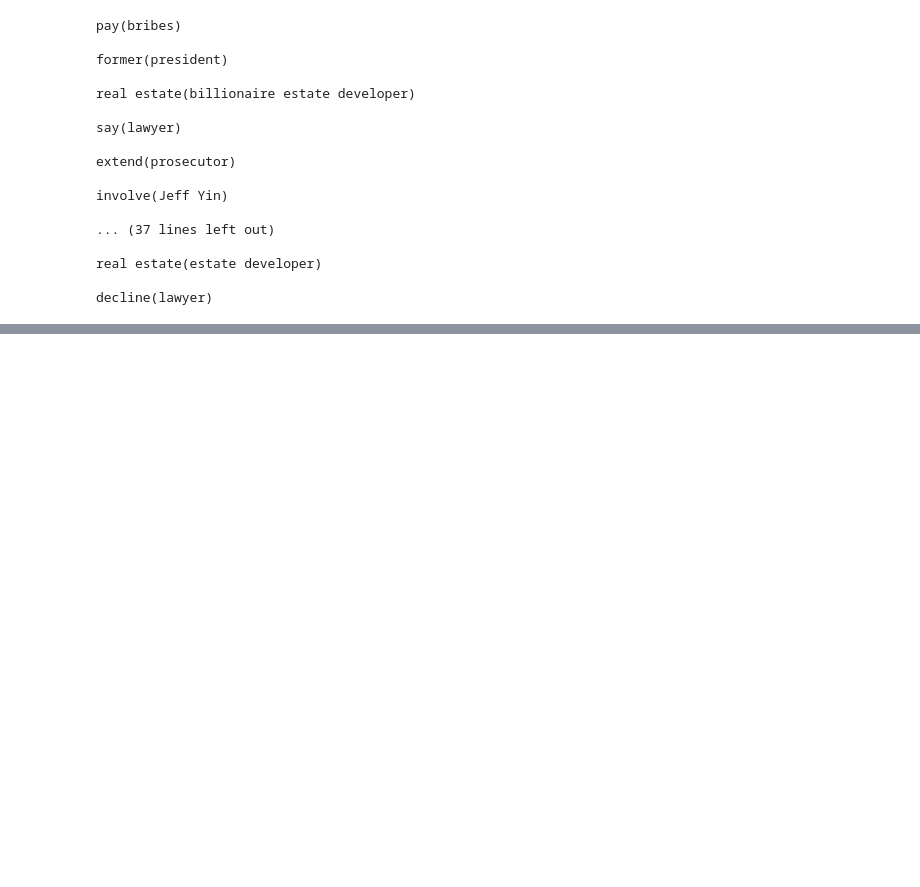
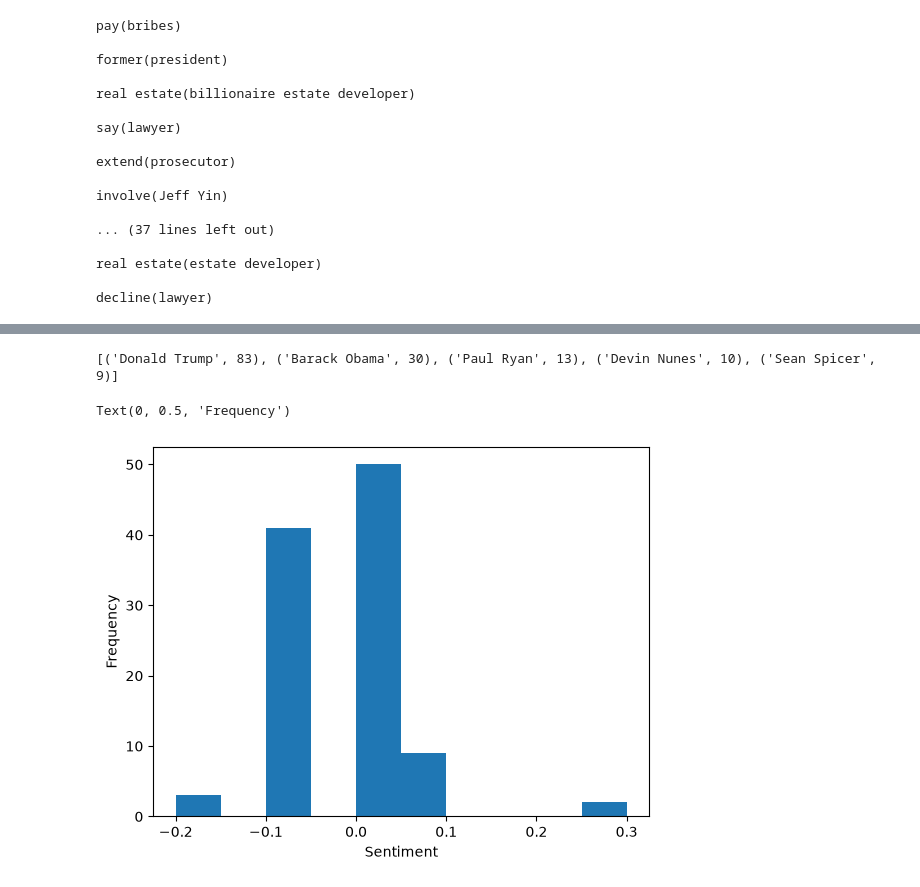
Before and after one commit to bendapkus/GeneeaAPITrial, a Jupyter notebook: NLPFun.ipynb, the cells around one changed output, grey strips where cells are left out. Drawn from its saved outputs; the diff is of its cells as text; code cells hidden in the pictures; blank space fills up the shorter version.

```diff
--- a/NLPFun.ipynb
+++ b/NLPFun.ipynb
@@ -214,0 +261,13 @@ decline(lawyer)
+# %%
+fakeSent = []
+for each in fakeGeneea.values():
+    fakeSent.append(each.get("docSentiment").get("mean"))
+
+
+plt.hist(fakeSent, bins=10)
+plt.xlabel("Sentiment")
+plt.ylabel("Frequency")
+# %% [output]
+[('Donald Trump', 83), ('Barack Obama', 30), ('Paul Ryan', 13), ('Devin Nunes', 10), ('Sean Spicer', 9)]
+Text(0, 0.5, 'Frequency')
+[figure, added]
```
Also changed, not shown: parts of 7 cells of this notebook, 1 other file.
